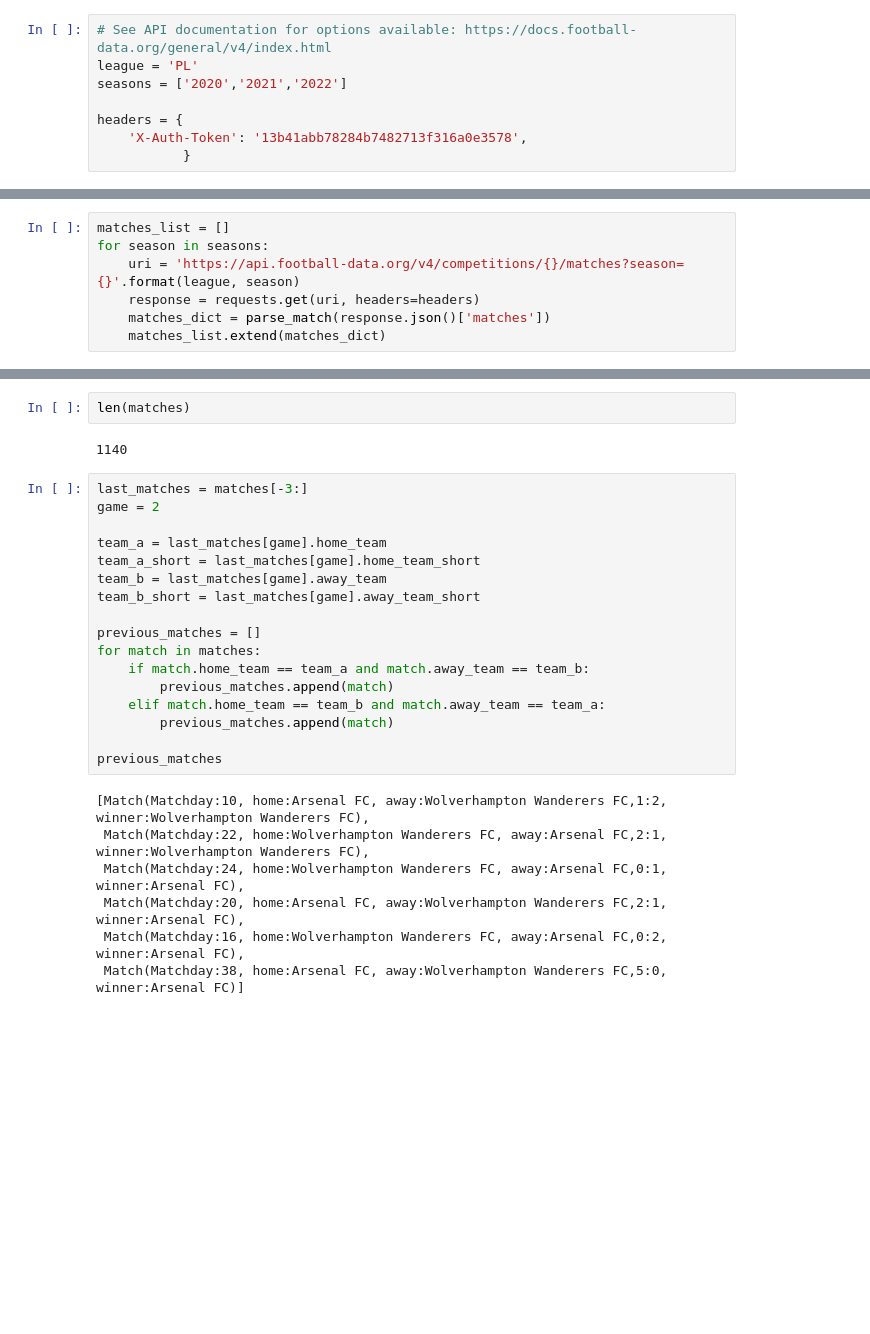
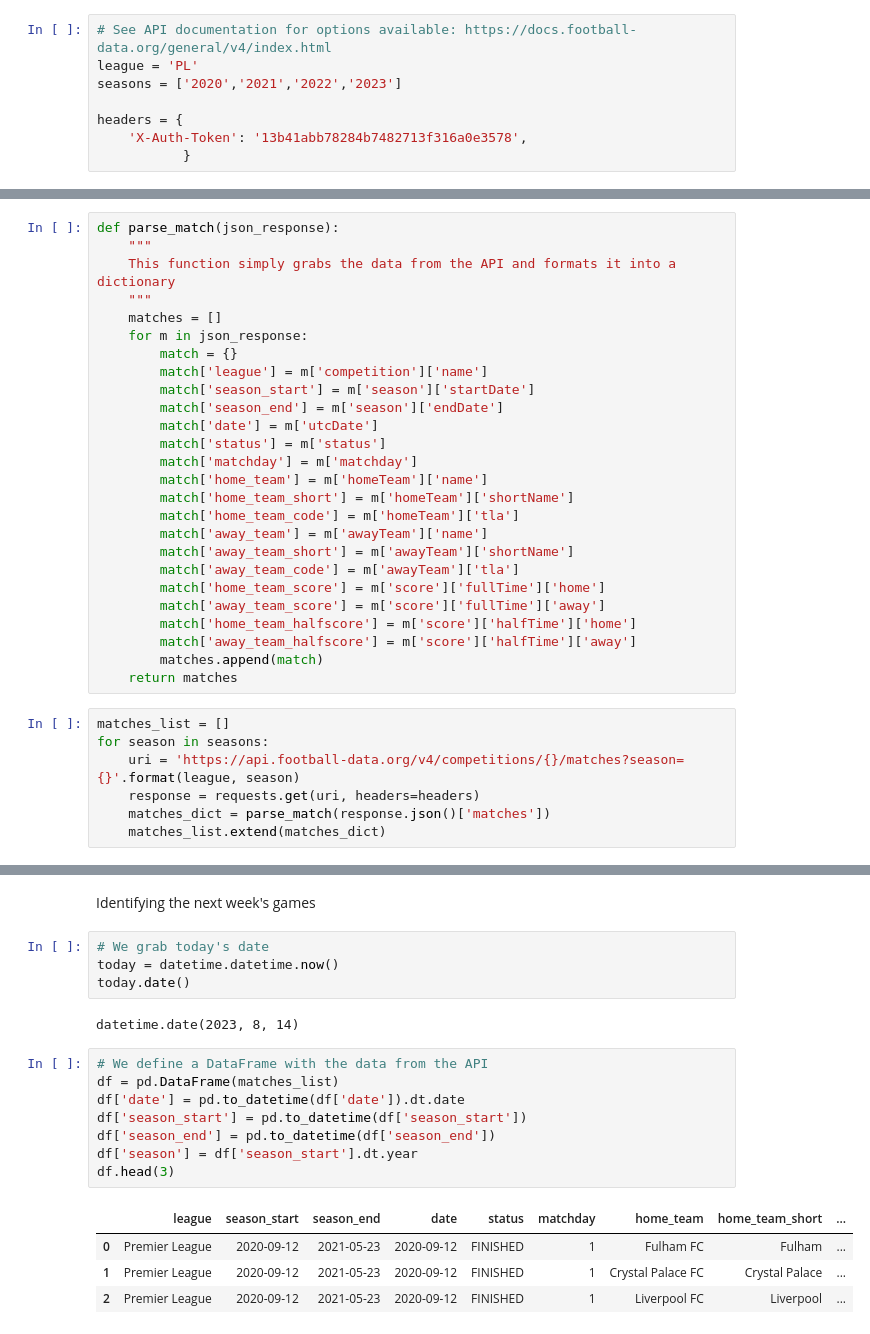
Before and after one commit to aldotudela7/Football, a Jupyter notebook: plot_games.ipynb, the cells around one changed output, grey strips where cells are left out. Drawn from its saved outputs; the diff is of its cells as text; blank space fills up the shorter version.

```diff
--- a/plot_games.ipynb
+++ b/plot_games.ipynb
@@ -22,7 +23,7 @@ The next cells query the API for a specific league and season. You can change th
 # %%
 # See API documentation for options available: https://docs.football-data.org/general/v4/index.html
 league = 'PL'
-seasons = ['2020','2021','2022']
+seasons = ['2020','2021','2022','2023']
 
 headers = {
     'X-Auth-Token': '13b41abb78284b7482713f316a0e3578',
@@ -56,3 +31,29 @@ response.json()
+# %%
+def parse_match(json_response):
+    """
+    This function simply grabs the data from the API and formats it into a dictionary
+    """
+    matches = []
+    for m in json_response:
+        match = {}
+        match['league'] = m['competition']['name']
+        match['season_start'] = m['season']['startDate']
+        match['season_end'] = m['season']['endDate']
+        match['date'] = m['utcDate']
+        match['status'] = m['status']
+        match['matchday'] = m['matchday']
+        match['home_team'] = m['homeTeam']['name']
+        match['home_team_short'] = m['homeTeam']['shortName']
+        match['home_team_code'] = m['homeTeam']['tla']
+        match['away_team'] = m['awayTeam']['name']
+        match['away_team_short'] = m['awayTeam']['shortName']
+        match['away_team_code'] = m['awayTeam']['tla']
+        match['home_team_score'] = m['score']['fullTime']['home']
+        match['away_team_score'] = m['score']['fullTime']['away']
+        match['home_team_halfscore'] = m['score']['halfTime']['home']
+        match['away_team_halfscore'] = m['score']['halfTime']['away']
+        matches.append(match)
+    return matches
 # %%
 matches_list = []
 for season in seasons:
@@ -80,28 +64,21 @@ matches = [ Match(d['league'],
-# %%
-len(matches)
-# %% [output]
-1140
-# %%
-last_matches = matches[-3:]
-game = 2
-
-team_a = last_matches[game].home_team
-team_a_short = last_matches[game].home_team_short
-team_b = last_matches[game].away_team
-team_b_short = last_matches[game].away_team_short
-
-previous_matches = []
-for match in matches:
-    if match.home_team == team_a and match.away_team == team_b:
-        previous_matches.append(match)
-    elif match.home_team == team_b and match.away_team == team_a:
-        previous_matches.append(match)
-
-previous_matches
-# %% [output]
-[Match(Matchday:10, home:Arsenal FC, away:Wolverhampton Wanderers FC,1:2, winner:Wolverhampton Wanderers FC),
- Match(Matchday:22, home:Wolverhampton Wanderers FC, away:Arsenal FC,2:1, winner:Wolverhampton Wanderers FC),
- Match(Matchday:24, home:Wolverhampton Wanderers FC, away:Arsenal FC,0:1, winner:Arsenal FC),
- Match(Matchday:20, home:Arsenal FC, away:Wolverhampton Wanderers FC,2:1, winner:Arsenal FC),
- Match(Matchday:16, home:Wolverhampton Wanderers FC, away:Arsenal FC,0:2, winner:Arsenal FC),
- Match(Matchday:38, home:Arsenal FC, away:Wolverhampton Wanderers FC,5:0, winner:Arsenal FC)]
+# %% [markdown]
+Identifying the next week's games
+# %%
+# We grab today's date
+today = datetime.datetime.now()
+today.date()
+# %% [output]
+datetime.date(2023, 8, 14)
+# %%
+# We define a DataFrame with the data from the API
+df = pd.DataFrame(matches_list)
+df['date'] = pd.to_datetime(df['date']).dt.date
+df['season_start'] = pd.to_datetime(df['season_start'])
+df['season_end'] = pd.to_datetime(df['season_end'])
+df['season'] = df['season_start'].dt.year
+df.head(3)
+# %% [output]
+|  | league | season_start | season_end | date | status | matchday | home_team | home_team_short | ... |
+| 0 | Premier League | 2020-09-12 | 2021-05-23 | 2020-09-12 | FINISHED | 1 | Fulham FC | Fulham | ... |
+| 1 | Premier League | 2020-09-12 | 2021-05-23 | 2020-09-12 | FINISHED | 1 | Crystal Palace FC | Crystal Palace | ... |
+| 2 | Premier League | 2020-09-12 | 2021-05-23 | 2020-09-12 | FINISHED | 1 | Liverpool FC | Liverpool | ... |
```
Also changed, not shown: parts of 16 cells of this notebook.
